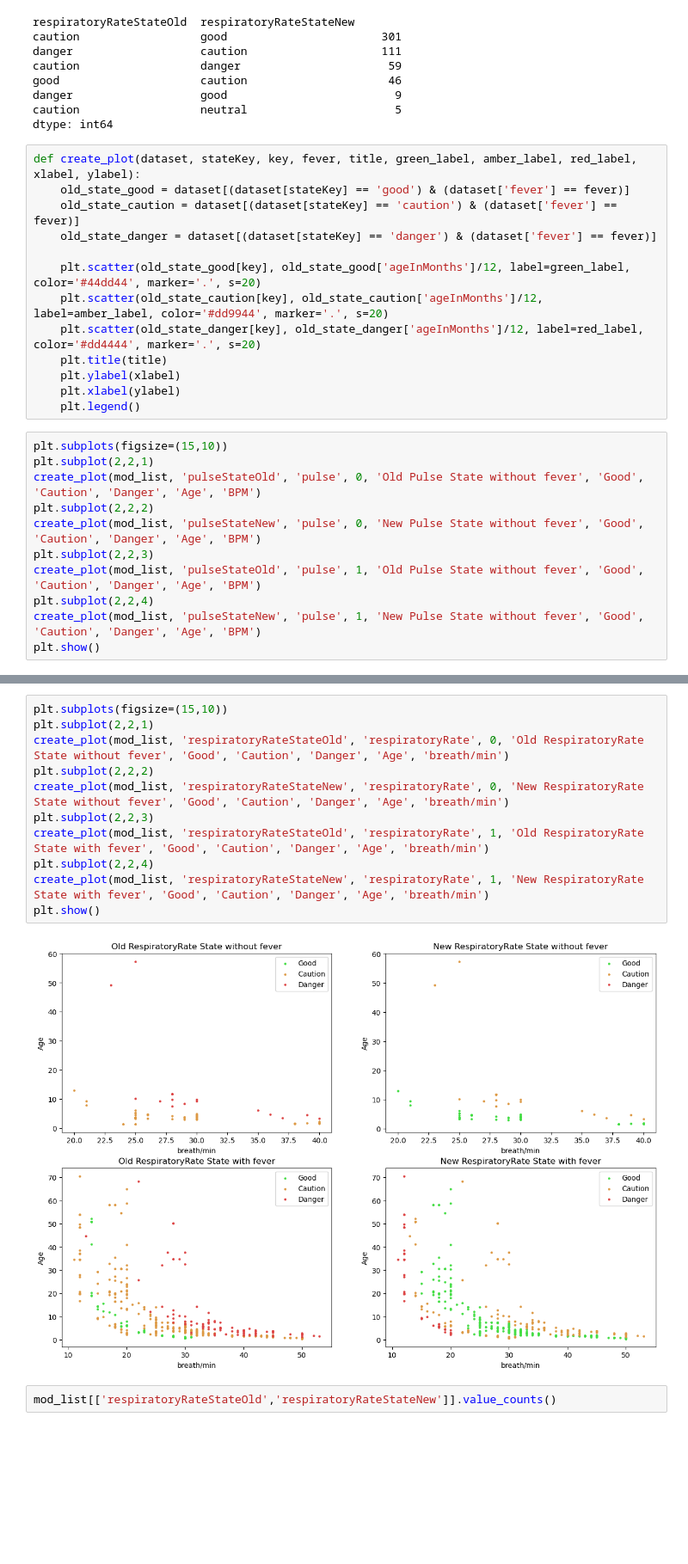
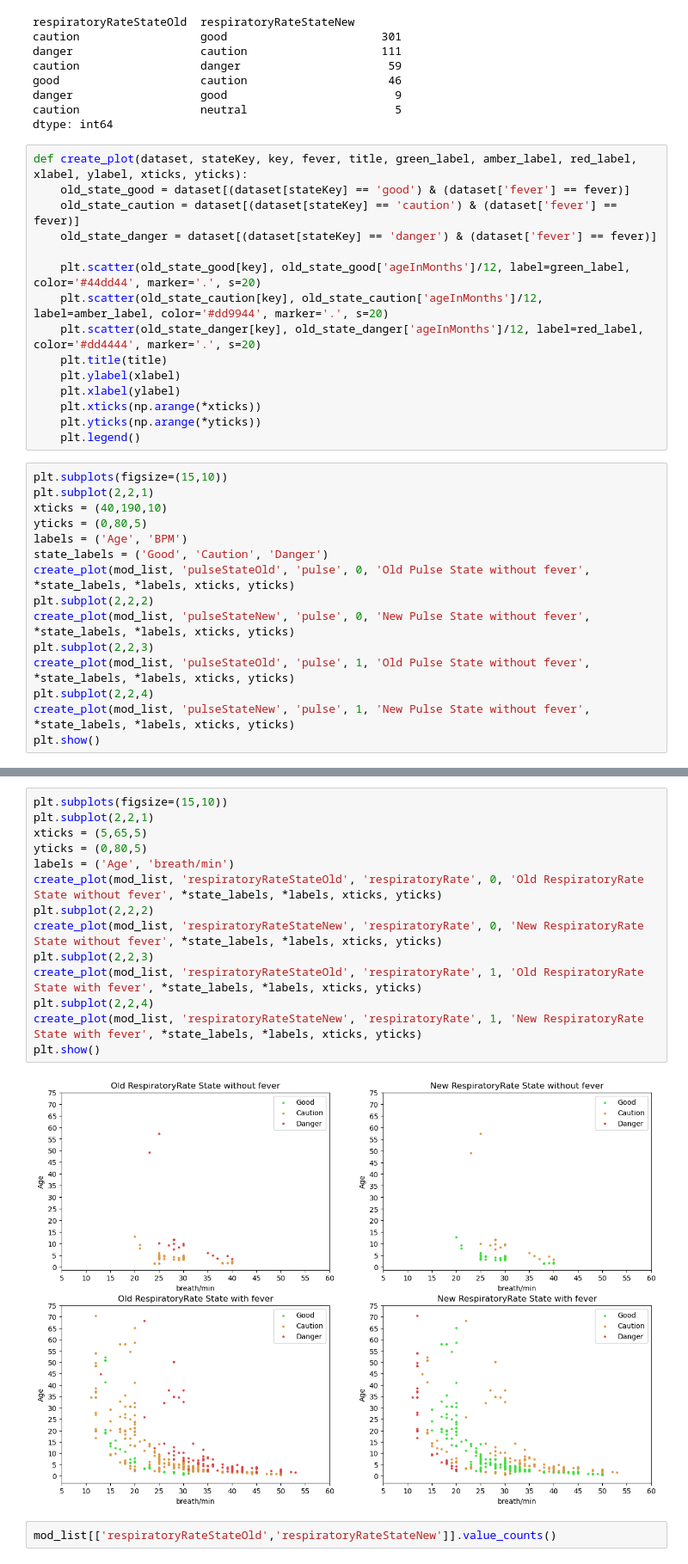
Before and after one commit to janoshr/ffa-model, a Jupyter notebook: analysis.ipynb, the cells around one changed output, grey strips where cells are left out. Shown: that part at 86% size. Drawn from its saved outputs; the diff is of its cells as text; blank space fills up the shorter version.

```diff
--- a/analysis.ipynb
+++ b/analysis.ipynb
@@ -40,7 +40,7 @@ danger                   good                         9
 caution                  neutral                      5
 dtype: int64
 # %%
-def create_plot(dataset, stateKey, key, fever, title, green_label, amber_label, red_label, xlabel, ylabel):
+def create_plot(dataset, stateKey, key, fever, title, green_label, amber_label, red_label, xlabel, ylabel, xticks, yticks):
     old_state_good = dataset[(dataset[stateKey] == 'good') & (dataset['fever'] == fever)]
     old_state_caution = dataset[(dataset[stateKey] == 'caution') & (dataset['fever'] == fever)]
     old_state_danger = dataset[(dataset[stateKey] == 'danger') & (dataset['fever'] == fever)]
@@ -51,16 +51,22 @@ def create_plot(dataset, stateKey, key, fever, title, green_label, amber_label,
     plt.title(title)
     plt.ylabel(xlabel)
     plt.xlabel(ylabel)
+    plt.xticks(np.arange(*xticks))
+    plt.yticks(np.arange(*yticks))
     plt.legend()
 # %%
 plt.subplots(figsize=(15,10))
 plt.subplot(2,2,1)
-create_plot(mod_list, 'pulseStateOld', 'pulse', 0, 'Old Pulse State without fever', 'Good', 'Caution', 'Danger', 'Age', 'BPM')
+xticks = (40,190,10)
+yticks = (0,80,5)
+labels = ('Age', 'BPM')
+state_labels = ('Good', 'Caution', 'Danger')
+create_plot(mod_list, 'pulseStateOld', 'pulse', 0, 'Old Pulse State without fever', *state_labels, *labels, xticks, yticks)
 plt.subplot(2,2,2)
-create_plot(mod_list, 'pulseStateNew', 'pulse', 0, 'New Pulse State without fever', 'Good', 'Caution', 'Danger', 'Age', 'BPM')
+create_plot(mod_list, 'pulseStateNew', 'pulse', 0, 'New Pulse State without fever', *state_labels, *labels, xticks, yticks)
 plt.subplot(2,2,3)
-create_plot(mod_list, 'pulseStateOld', 'pulse', 1, 'Old Pulse State without fever', 'Good', 'Caution', 'Danger', 'Age', 'BPM')
+create_plot(mod_list, 'pulseStateOld', 'pulse', 1, 'Old Pulse State without fever', *state_labels, *labels, xticks, yticks)
 plt.subplot(2,2,4)
-create_plot(mod_list, 'pulseStateNew', 'pulse', 1, 'New Pulse State without fever', 'Good', 'Caution', 'Danger', 'Age', 'BPM')
+create_plot(mod_list, 'pulseStateNew', 'pulse', 1, 'New Pulse State without fever', *state_labels, *labels, xticks, yticks)
 plt.show()
 # %% [output]
@@ -68,16 +74,19 @@ plt.show()
 # %%
 plt.subplots(figsize=(15,10))
 plt.subplot(2,2,1)
-create_plot(mod_list, 'respiratoryRateStateOld', 'respiratoryRate', 0, 'Old RespiratoryRate State without fever', 'Good', 'Caution', 'Danger', 'Age', 'breath/min')
+xticks = (5,65,5)
+yticks = (0,80,5)
+labels = ('Age', 'breath/min')
+create_plot(mod_list, 'respiratoryRateStateOld', 'respiratoryRate', 0, 'Old RespiratoryRate State without fever', *state_labels, *labels, xticks, yticks)
 plt.subplot(2,2,2)
-create_plot(mod_list, 'respiratoryRateStateNew', 'respiratoryRate', 0, 'New RespiratoryRate State without fever', 'Good', 'Caution', 'Danger', 'Age', 'breath/min')
+create_plot(mod_list, 'respiratoryRateStateNew', 'respiratoryRate', 0, 'New RespiratoryRate State without fever', *state_labels, *labels, xticks, yticks)
 plt.subplot(2,2,3)
-create_plot(mod_list, 'respiratoryRateStateOld', 'respiratoryRate', 1, 'Old RespiratoryRate State with fever', 'Good', 'Caution', 'Danger', 'Age', 'breath/min')
+create_plot(mod_list, 'respiratoryRateStateOld', 'respiratoryRate', 1, 'Old RespiratoryRate State with fever', *state_labels, *labels, xticks, yticks)
 plt.subplot(2,2,4)
-create_plot(mod_list, 'respiratoryRateStateNew', 'respiratoryRate', 1, 'New RespiratoryRate State with fever', 'Good', 'Caution', 'Danger', 'Age', 'breath/min')
+create_plot(mod_list, 'respiratoryRateStateNew', 'respiratoryRate', 1, 'New RespiratoryRate State with fever', *state_labels, *labels, xticks, yticks)
 plt.show()
 # %% [output]
-[figure, old version]
+[figure, new version]
 # %%
 mod_list[['respiratoryRateStateOld','respiratoryRateStateNew']].value_counts()
 # %% [output]
```
Also changed, not shown: parts of 1 cell of this notebook, 1 other file.
